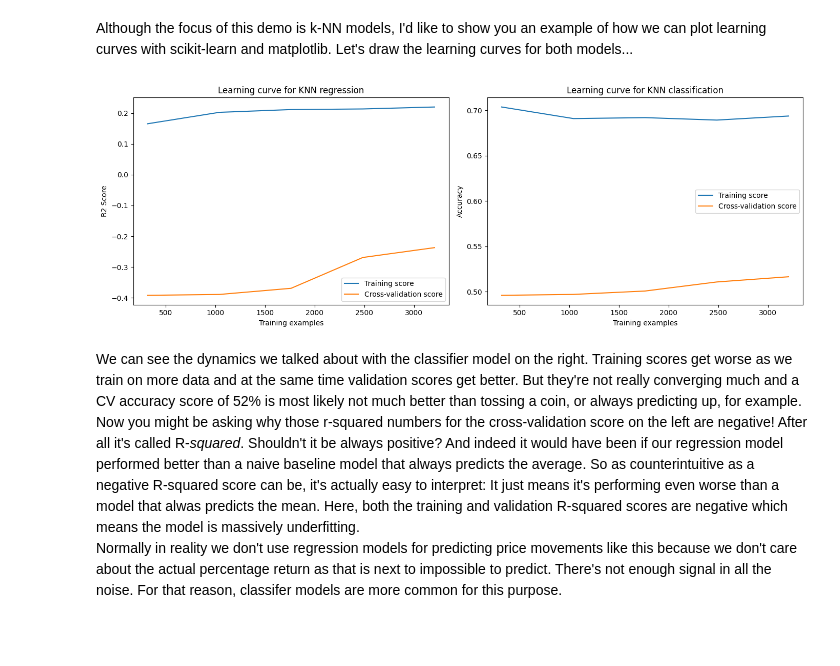
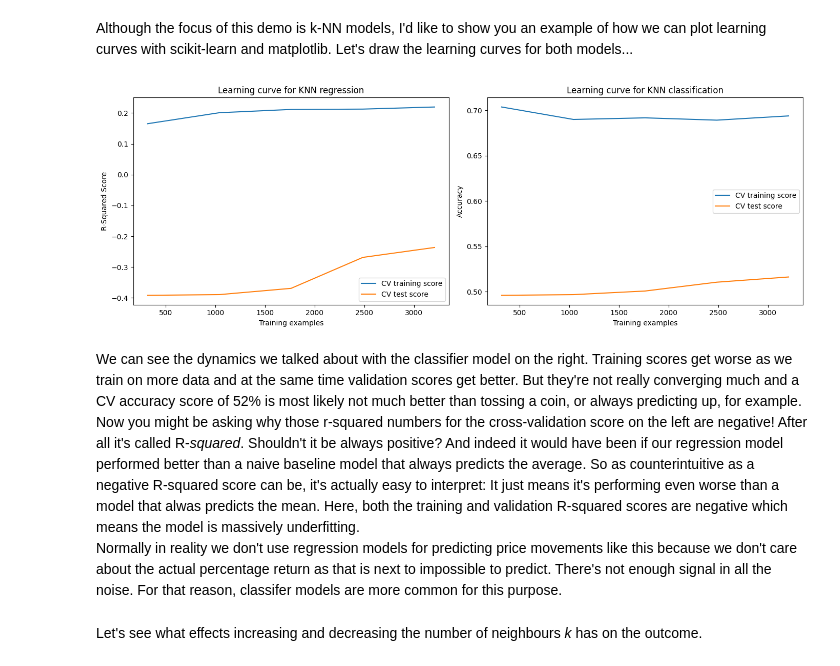
Before and after one commit to udacity/optimizing-ai-strategies, a Jupyter notebook: l2-hyperparameter-tuning-methods/demo3/L2_Demo3.ipynb, the cells around one changed output. Saved outputs shown, nothing was run; the diff lists cells and outputs as text; code cells hidden in the pictures; blank space fills up the shorter version.

```diff
--- a/l2-hyperparameter-tuning-methods/demo3/L2_Demo3.ipynb
+++ b/l2-hyperparameter-tuning-methods/demo3/L2_Demo3.ipynb
@@ -102,6 +110,10 @@ Split the data into training and test sets... Let's say 80-20.
 # %%
 from sklearn.model_selection import train_test_split
 
-X_train, X_test, y_train_reg, y_test_reg = train_test_split(X, y_reg, test_size=0.2, random_state=42, shuffle=False)
-_, _, y_train_clf, y_test_clf = train_test_split(X, y_clf, test_size=0.2, random_state=42, shuffle=False)
-# X_train.shape, X_test.shape, y_reg_train.shape, y_reg_test.shape, y_clf_train.shape, y_clf_test.shape
+X_train, X_test, y_train_reg, y_test_reg = train_test_split(
+    X, y_reg, test_size=0.2, random_state=42, shuffle=False
+)
+_, _, y_train_clf, y_test_clf = train_test_split(
+    X, y_clf, test_size=0.2, random_state=42, shuffle=False
+)
+X_train.shape, X_test.shape, y_train_reg.shape, y_test_reg.shape, y_train_clf.shape, y_test_clf.shape
@@ -129,13 +148,15 @@ Percentage of UP (train): 53.26%
 Percentage of UP (test): 52.54%
 # %% [markdown]
 We're ready to train a model with this data.
+# %%
+k = 5
 # %%
-knn_reg = KNeighborsRegressor(n_neighbors=5)
+knn_reg = KNeighborsRegressor(n_neighbors=k)
 knn_reg.fit(X_train, y_train_reg)
 # %% [output]
 KNeighborsRegressor()
 # %%
-knn_clf = KNeighborsClassifier(n_neighbors=5)
+knn_clf = KNeighborsClassifier(n_neighbors=k)
 knn_clf.fit(X_train, y_train_clf)
 # %% [output]
 KNeighborsClassifier()
@@ -170,35 +192,49 @@ Although the focus of this demo is k-NN models, I'd like to show you an example
 # %%
 from sklearn.model_selection import learning_curve
 
 fig, axes = plt.subplots(1, 2, figsize=(14, 5))
 
 # Learning curves for the regression model
-train_sizes, train_scores, test_scores = learning_curve(knn_reg, X_train, y_train_reg, cv=5, scoring="r2")
-train_scores_mean = np.mean(train_scores, axis=1)
-test_scores_mean = np.mean(test_scores, axis=1)
-axes[0].plot(train_sizes, train_scores_mean, label='Training score')
-axes[0].plot(train_sizes, test_scores_mean, label='Cross-validation score')
-axes[0].set_title('Learning curve for KNN regression')
-axes[0].set_xlabel('Training examples')
-axes[0].set_ylabel('R2 Score')
+train_sizes_reg, train_scores_reg, test_scores_reg = learning_curve(
+    knn_reg,
+    X_train,
+    y_train_reg,
+    cv=5,
+    scoring="r2",
+)
+train_scores_mean = np.mean(train_scores_reg, axis=1)
+test_scores_mean = np.mean(test_scores_reg, axis=1)
+axes[0].plot(train_sizes_reg, train_scores_mean, label="CV training score")
+axes[0].plot(train_sizes_reg, test_scores_mean, label="CV test score")
+axes[0].set_title("Learning curve for KNN regression")
+axes[0].set_xlabel("Training examples")
+axes[0].set_ylabel("R-Squared Score")
 axes[0].legend()
 
 # Learning curves for the classification model
-train_sizes_clf, train_scores_clf, test_scores_clf = learning_curve(knn_clf, X_train, y_train_clf, cv=5, scoring="accuracy")
+train_sizes_clf, train_scores_clf, test_scores_clf = learning_curve(
+    knn_clf,
+    X_train,
+    y_train_clf,
+    cv=5,
+    scoring="accuracy",
+)
 train_scores_mean_clf = np.mean(train_scores_clf, axis=1)
 test_scores_mean_clf = np.mean(test_scores_clf, axis=1)
-axes[1].plot(train_sizes_clf, train_scores_mean_clf, label='Training score')
-axes[1].plot(train_sizes_clf, test_scores_mean_clf, label='Cross-validation score')
-axes[1].set_title('Learning curve for KNN classification')
-axes[1].set_xlabel('Training examples')
-axes[1].set_ylabel('Accuracy')
+axes[1].plot(train_sizes_clf, train_scores_mean_clf, label="CV training score")
+axes[1].plot(train_sizes_clf, test_scores_mean_clf, label="CV test score")
+axes[1].set_title("Learning curve for KNN classification")
+axes[1].set_xlabel("Training examples")
+axes[1].set_ylabel("Accuracy")
 axes[1].legend()
 
 plt.tight_layout()
 plt.show()
 # %% [output]
-[figure, old version]
+[figure, new version]
 # %% [markdown]
 We can see the dynamics we talked about with the classifier model on the right. Training scores get worse as we train on more data and at the same time validation scores get better. But they're not really converging much and a CV accuracy score of 52% is most likely not much better than tossing a coin, or always predicting up, for example.
-Now you might be asking why those r-squared numbers for the cross-validation score on the left are negative! After all it's called R-*squared*. Shouldn't it be always positive? And indeed it would have been if our regression model performed better than a naive baseline model that always predicts the average. So as counterintuitive as a negative R-squared score can be, it's actually easy to interpret: It just means it's performing even worse than a model that alwas predicts the mean. Here, both the training and validation R-squared scores are negative which means the model is massively underfitting.
+Now you might be asking why those r-squared numbers for the cross-validation score on the left are negative! After all it's called R-_squared_. Shouldn't it be always positive? And indeed it would have been if our regression model performed better than a naive baseline model that always predicts the average. So as counterintuitive as a negative R-squared score can be, it's actually easy to interpret: It just means it's performing even worse than a model that alwas predicts the mean. Here, both the training and validation R-squared scores are negative which means the model is massively underfitting.
 Normally in reality we don't use regression models for predicting price movements like this because we don't care about the actual percentage return as that is next to impossible to predict. There's not enough signal in all the noise. For that reason, classifer models are more common for this purpose.
+# %% [markdown]
+Let's see what effects increasing and decreasing the number of neighbours _k_ has on the outcome.
```
Also changed, not shown: parts of 11 cells of this notebook, 2 other files.
